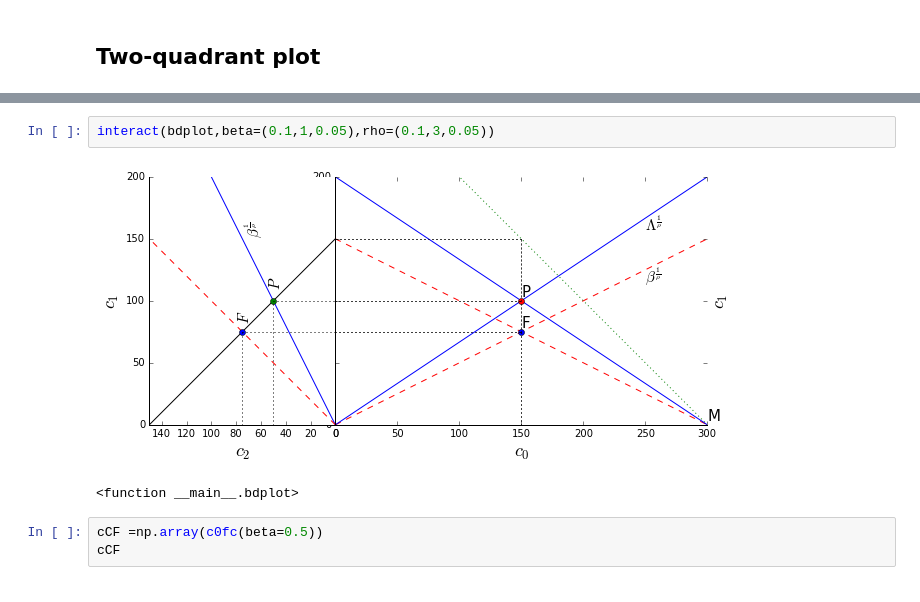
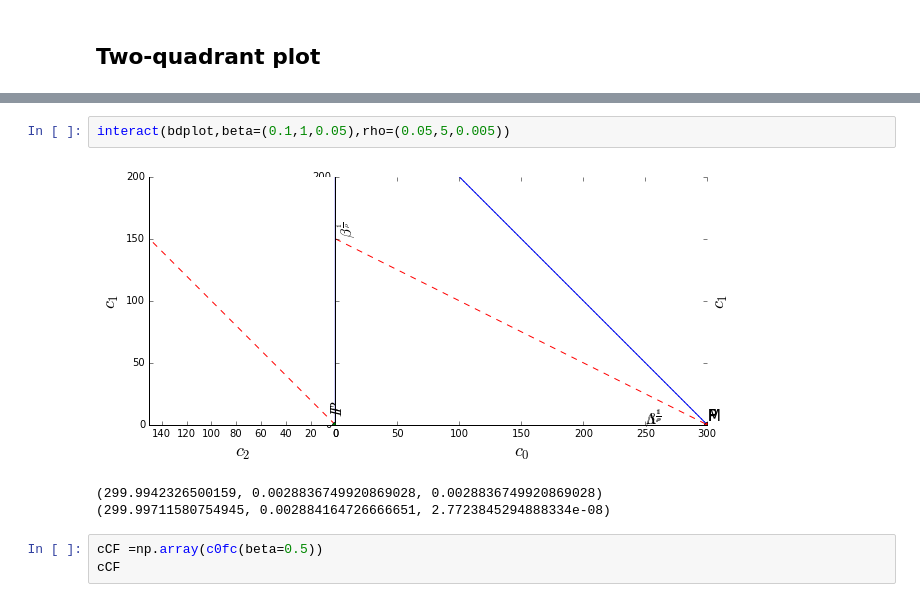
Before and after one commit to jhconning/renegotiation, a Jupyter notebook: self_control.ipynb, the cells around one changed output, grey strips where cells are left out. Cells and saved outputs as stored; diff of their text form.

Commit message:
more fixes to 1st model section
Mostly shorter text.. Started using 'One' and 'Zero' to refer to selves.
Separated figures

```diff
--- a/self_control.ipynb
+++ b/self_control.ipynb
@@ -392,8 +395,9 @@ bdplot(fc=True, rp=True, figname='Figure1')
 # %%
-interact(bdplot,beta=(0.1,1,0.05),rho=(0.1,3,0.05))
+interact(bdplot,beta=(0.1,1,0.05),rho=(0.05,5,0.005))
 # %% [output]
-[figure, old version]
+[figure, new version]
-<function __main__.bdplot>
+(299.9942326500159, 0.0028836749920869028, 0.0028836749920869028)
+(299.99711580754945, 0.002884164726666651, 2.7723845294888334e-08)
 # %%
 cCF =np.array(c0fc(beta=0.5))
 cCF
```
Also changed, not shown: parts of 2 cells of this notebook, 3 other files.
